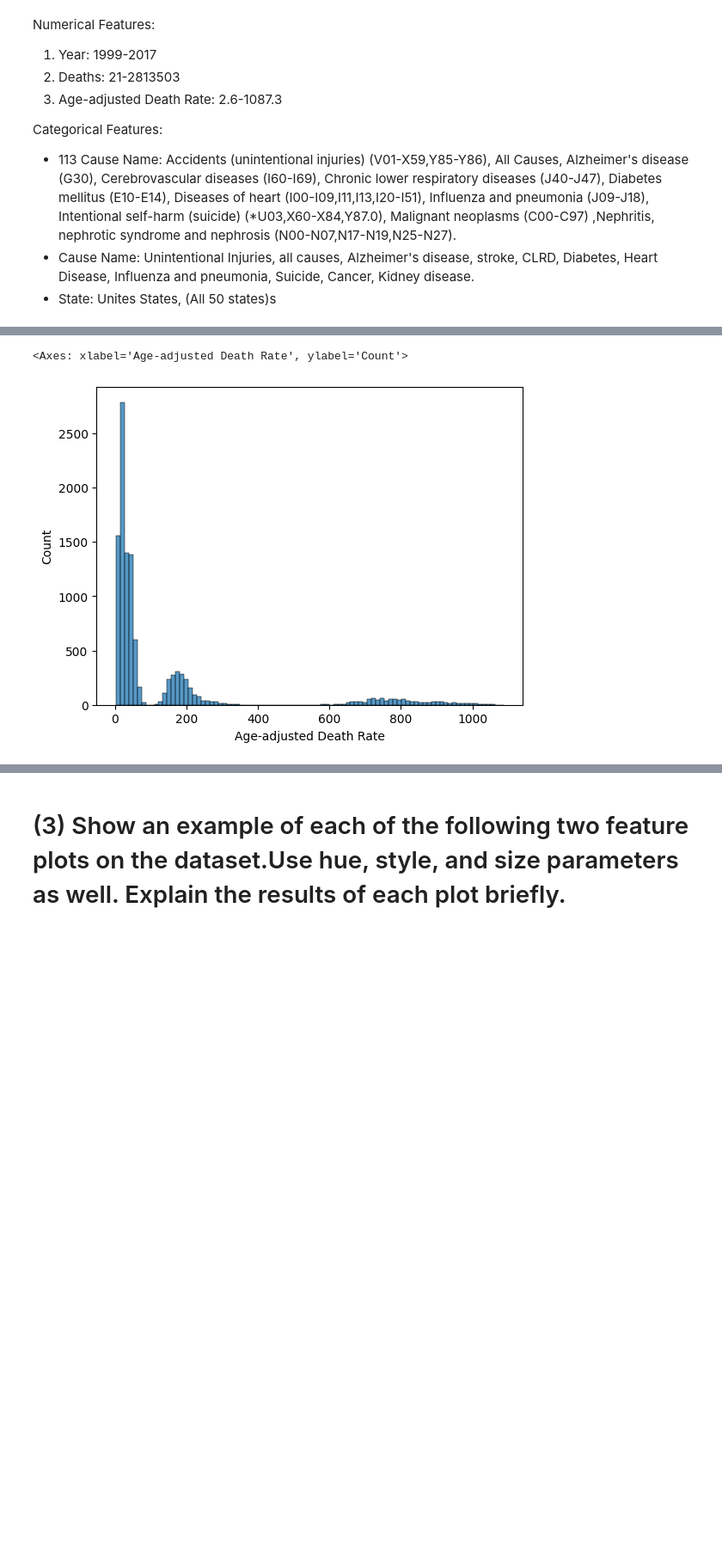
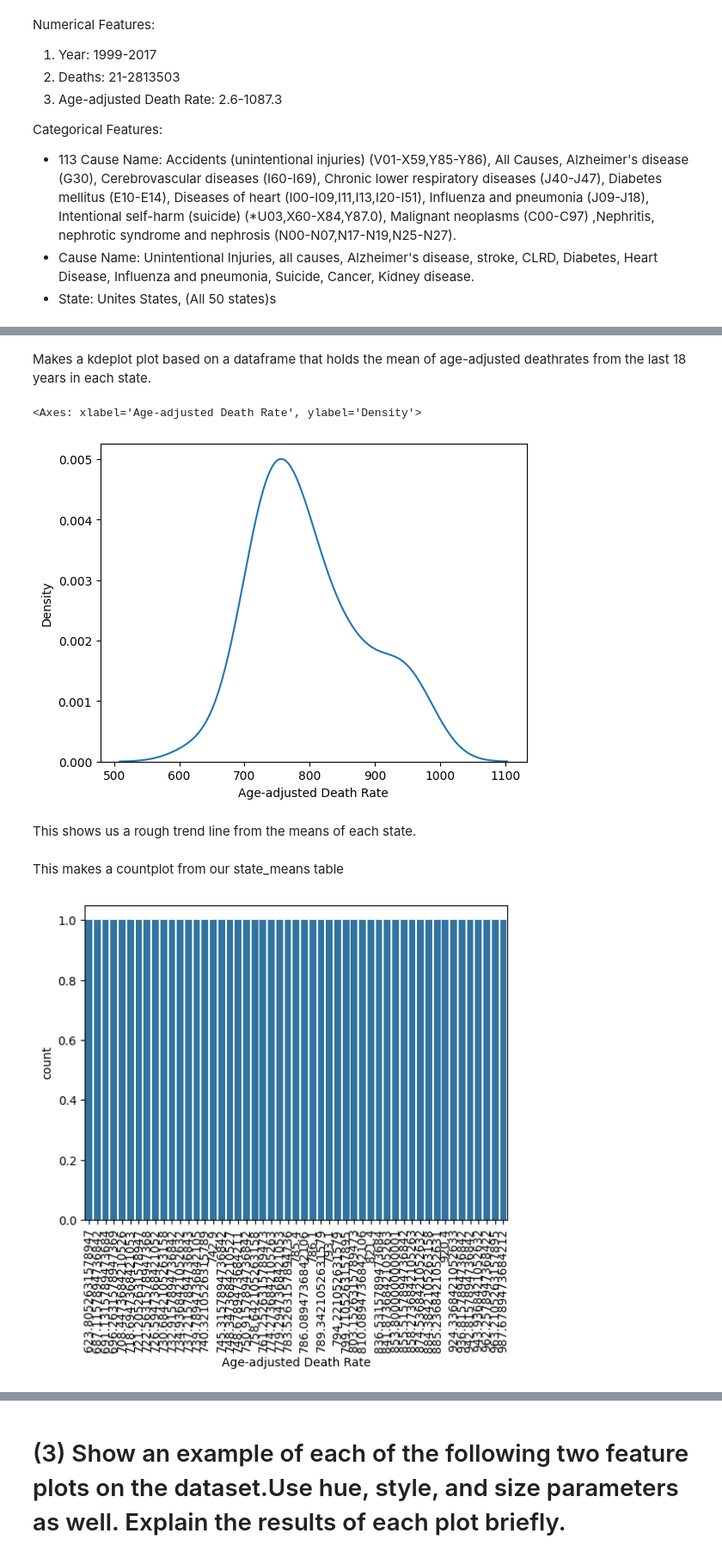
Before and after one commit to LoganWongbangchuad/DataScience, a Jupyter notebook: code/exploration.ipynb, the cells around one changed output, grey strips where cells are left out. Shown: that part at 86% size. Saved outputs shown, nothing was run; the diff lists cells and outputs as text; code cells hidden in the pictures; blank space fills up the shorter version.

```diff
--- a/code/exploration.ipynb
+++ b/code/exploration.ipynb
@@ -57,5 +67,17 @@ Categorical Features:
+# %% [markdown]
+Makes a kdeplot plot based on a dataframe that holds the mean of age-adjusted deathrates from the last 18 years in each state.
 # %%
-sns.histplot(df, x='Age-adjusted Death Rate')
+sns.kdeplot(state_means, x='Age-adjusted Death Rate')
 # %% [output]
-<Axes: xlabel='Age-adjusted Death Rate', ylabel='Count'>
+<Axes: xlabel='Age-adjusted Death Rate', ylabel='Density'>
-[figure, old version]
+[figure, new version]
+# %% [markdown]
+This shows us a rough trend line from the means of each state.
+# %% [markdown]
+This makes a countplot from our state_means table
+# %%
+sns.countplot(state_means, x='Age-adjusted Death Rate')
+plt.xticks(rotation=90)
+plt.show()
+# %% [output]
+[figure, added]
```
Also changed, not shown: parts of 33 cells of this notebook.
